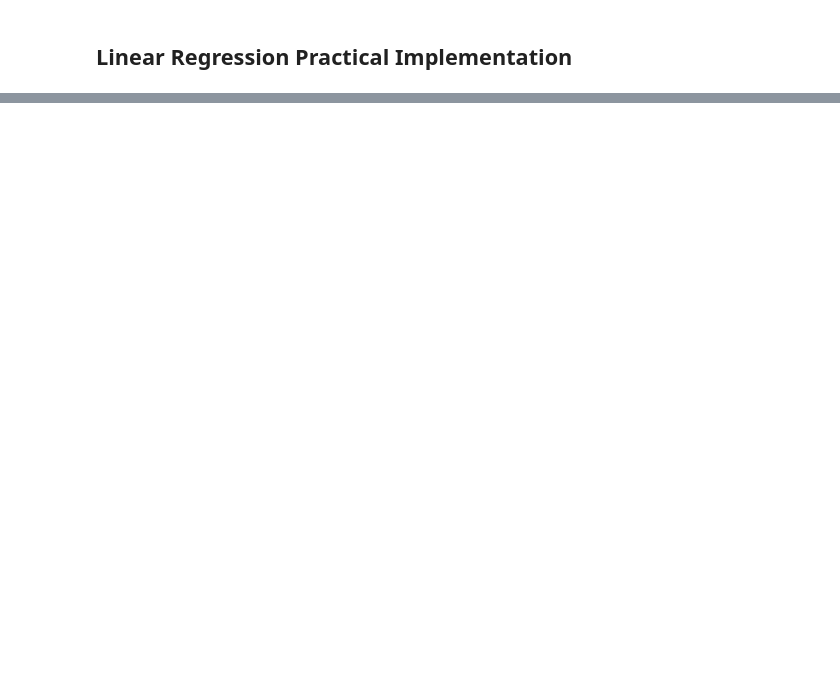
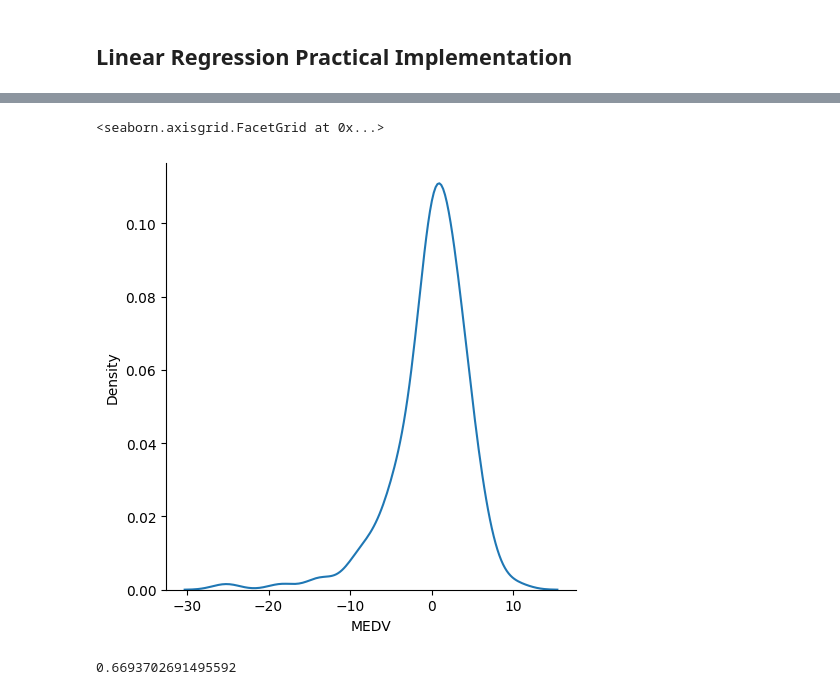
Before and after one commit to RishavVerma0/Journey-To-AI-Engineer, a Jupyter notebook: Machine Learning Fundamentals/Supervised Learning/Linear Regression/impli.ipynb, the cells around one changed output, grey strips where cells are left out. Drawn from its saved outputs; the diff is of its cells as text; code cells hidden in the pictures; blank space fills up the shorter version.

```diff
--- a/Machine Learning Fundamentals/Supervised Learning/Linear Regression/impli.ipynb
+++ b/Machine Learning Fundamentals/Supervised Learning/Linear Regression/impli.ipynb
@@ -31,0 +109,4 @@ Name: MEDV, dtype: float64
+# %%
+X_train=scaler.fit_transform(X_train)
+# %%
+X_test=scaler.transform(X_test)
@@ -31,0 +117,3 @@ Name: MEDV, dtype: float64
+# %%
+regression = LinearRegression()
+regression.fit(X_train, y_train)
@@ -31,0 +128,3 @@ Name: MEDV, dtype: float64
+# %%
+##prediction
+reg_pred=regression.predict(X_test)
@@ -31,0 +151,6 @@ Name: MEDV, dtype: float64
+# %%
+import seaborn as sns
+sns.displot(reg_pred-y_test,kind='kde')
+# %% [output]
+<seaborn.axisgrid.FacetGrid at 0x...>
+[figure, added]
@@ -31,0 +161,4 @@ Name: MEDV, dtype: float64
+# %%
+score
+# %% [output]
+0.6693702691495592
```
Also changed, not shown: parts of 18 cells of this notebook, 2 other files.
